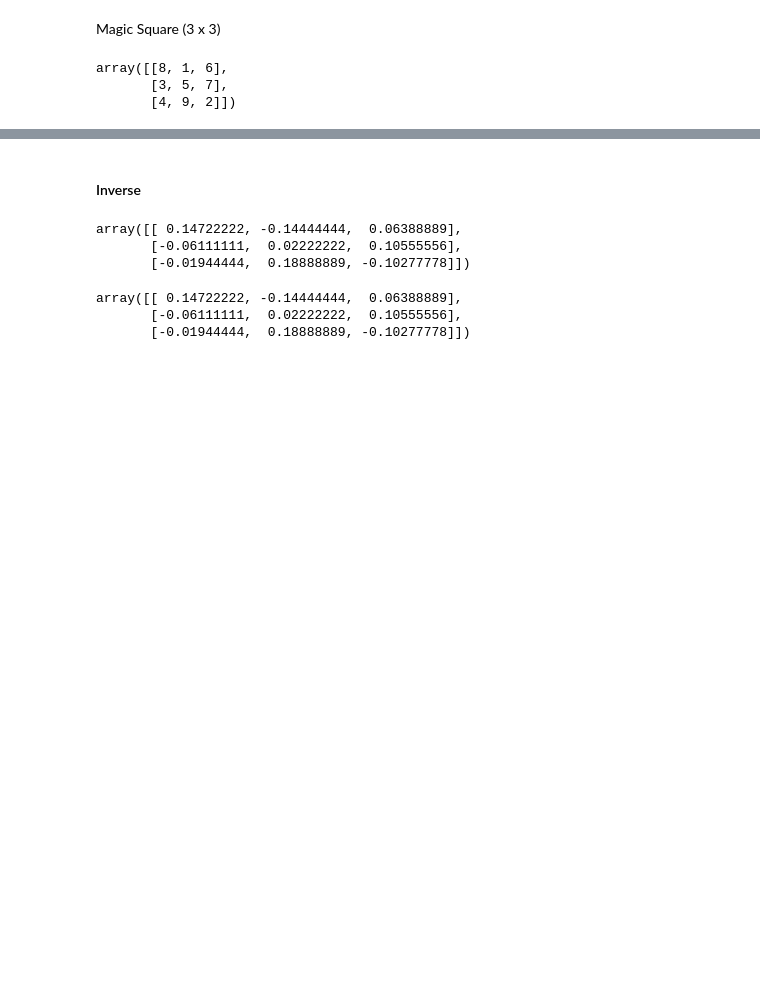
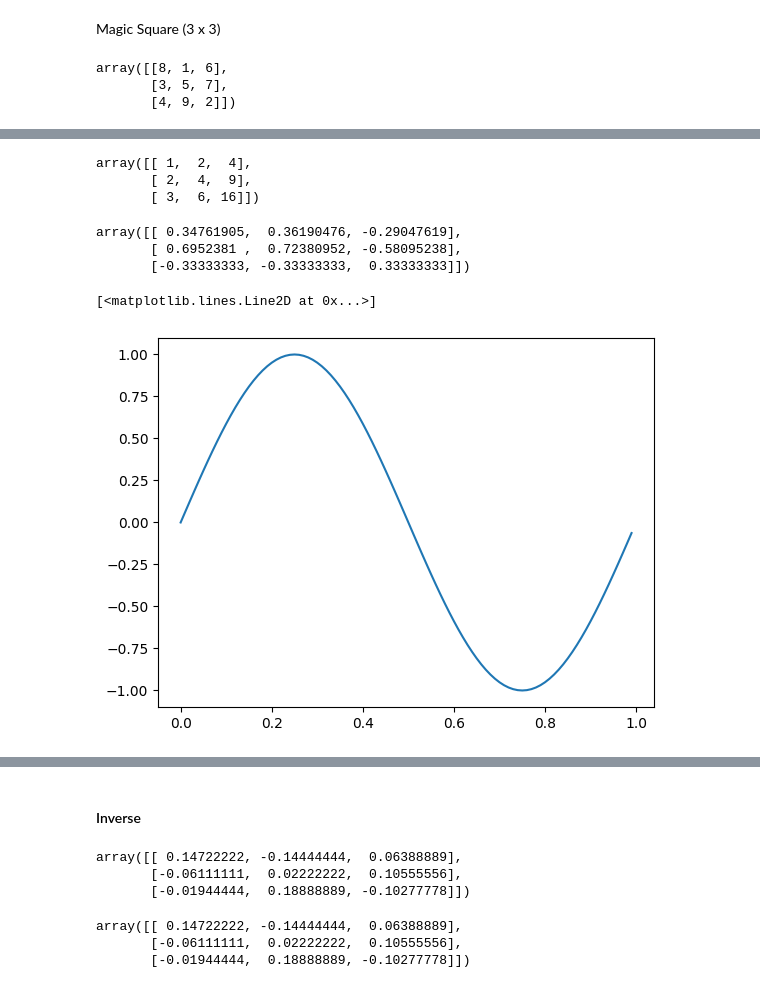
Before and after one commit to naeimrezaeian/ML_2024, a Jupyter notebook: Seminars/Python_for_ML_2024.ipynb, the cells around one changed output, grey strips where cells are left out. Cells and saved outputs as stored; diff of their text form; code cells hidden in the pictures; blank space fills up the shorter version.

```diff
--- a/Seminars/Python_for_ML_2024.ipynb
+++ b/Seminars/Python_for_ML_2024.ipynb
@@ -491,0 +1016,17 @@ array([[8, 1, 6],
+# %%
+B=np.array([
+    [1,2,4],
+    [2,4,9],
+    [3,6,16]
+])
+B
+# %% [output]
+array([[ 1,  2,  4],
+       [ 2,  4,  9],
+       [ 3,  6, 16]])
+# %%
+np.linalg.pinv(B)
+# %% [output]
+array([[ 0.34761905,  0.36190476, -0.29047619],
+       [ 0.6952381 ,  0.72380952, -0.58095238],
+       [-0.33333333, -0.33333333,  0.33333333]])
@@ -491,0 +1037,9 @@ array([[8, 1, 6],
+# %%
+t = np.arange(0., 1., .01)
+# %%
+y1 = np.sin(2 * math.pi * t)
+# %%
+plt.plot(t, y1)
+# %% [output]
+[<matplotlib.lines.Line2D at 0x...>]
+[figure, added]
```
Also changed, not shown: parts of 161 cells of this notebook, 11 other files.
